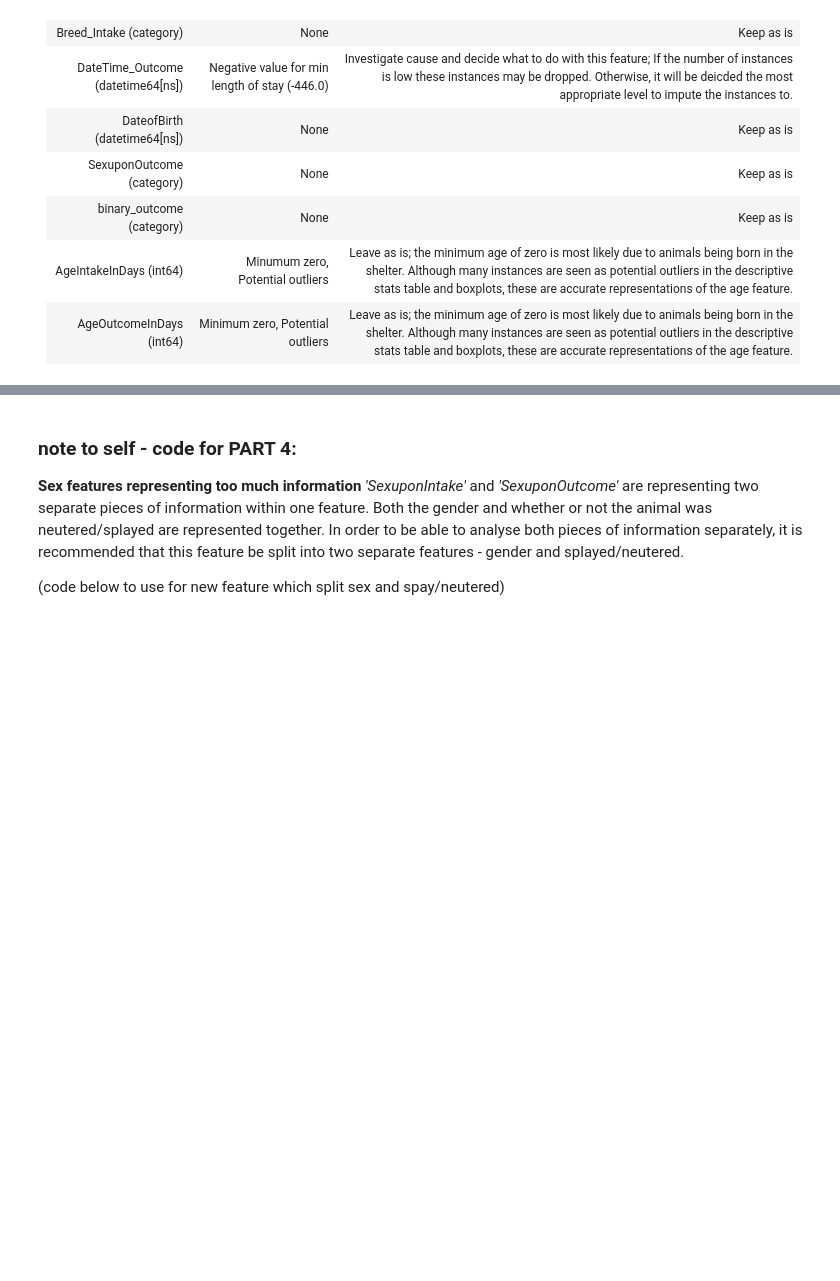
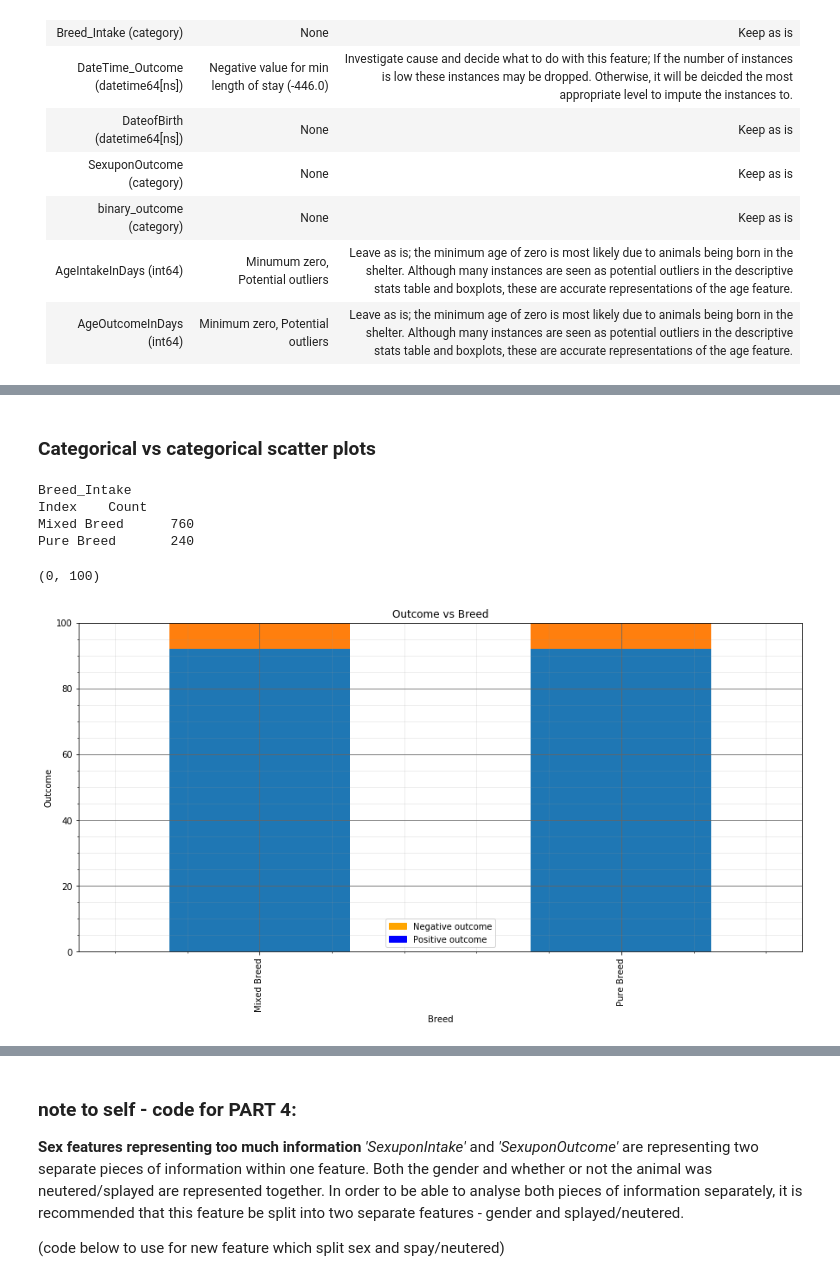
Before and after one commit to hbarrett100/Comp47350-data-analytics, a Jupyter notebook: homework1_2.ipynb, the cells around one changed output, grey strips where cells are left out. Drawn from its saved outputs; the diff is of its cells as text; code cells hidden in the pictures; blank space fills up the shorter version.

```diff
--- a/homework1_2.ipynb
+++ b/homework1_2.ipynb
@@ -1336,0 +1402,50 @@ Intake condition:
+# %% [markdown]
+### Categorical vs categorical scatter plots
+# %%
+#Using code from the module lab
+Breed_Intake = pd.unique(df["Breed_Intake"].ravel())
+
+# add new column and set values to zero
+df['percent'] = 0
+
+#print header
+print("Breed_Intake")
+print("Index \t Count")
+
+# for each delinquency category
+for i in Breed_Intake:
+
+    count = df[df["Breed_Intake"] == i].count()['binary_outcome']
+    count_percentage = (1 / count) * 100
+
+    # print out index vs count
+    print(i, "\t", count)
+
+    index_list = df[df['Breed_Intake'] == i].index.tolist()
+    for ind in index_list:
+        df.loc[ind, 'percent'] = count_percentage
+
+group = df[['percent','Breed_Intake','binary_outcome']].groupby(['Breed_Intake','binary_outcome']).sum()
+
+my_plot = group.unstack().plot(kind='bar', stacked=True, title="Outcome vs Breed", figsize=(15,7), grid=True)
+
+# add legend
+red_patch = mpatches.Patch(color='orange', label='Negative outcome')
+blue_patch = mpatches.Patch(color='blue', label='Positive outcome')
+my_plot.legend(handles=[red_patch, blue_patch], frameon = True)
+
+# add gridlines
+plt.grid(b=True, which='major', color='#666666', linestyle='-')
+plt.minorticks_on()
+plt.grid(b=True, which='minor', color='#999999', linestyle='-', alpha=0.2)
+
+my_plot.set_xlabel("Breed")
+my_plot.set_ylabel("Outcome")
+my_plot.set_ylim([0,100])
+# %% [output]
+Breed_Intake
+Index    Count
+Mixed Breed      760
+Pure Breed       240
+(0, 100)
+[figure, added]
```
Also changed, not shown: parts of 30 cells of this notebook, 1 other file.
